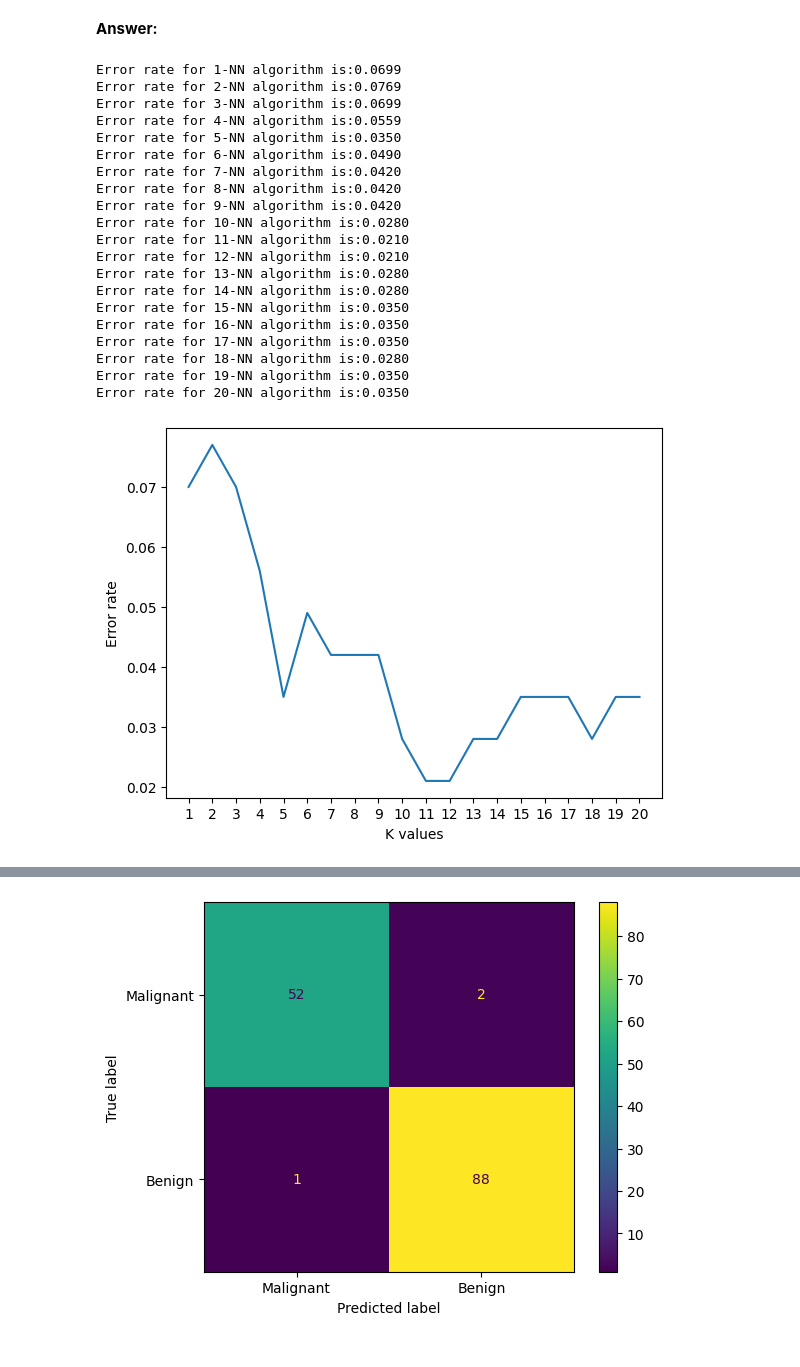
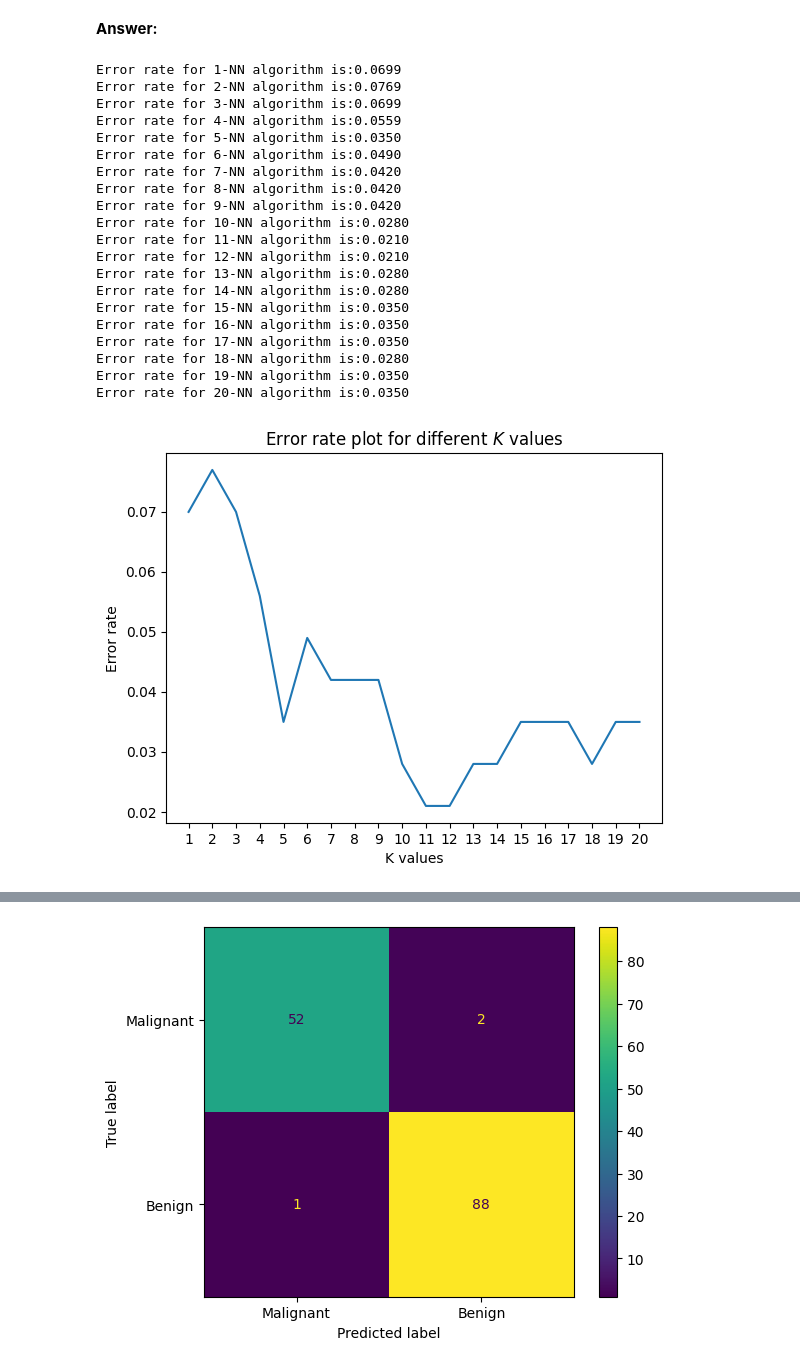
Before and after one commit to azagal952/sdi_python, a Jupyter notebook: Labs/Lab4/lab4.ipynb, the cells around one changed output, grey strips where cells are left out. Cells and saved outputs as stored; diff of their text form; code cells hidden in the pictures.

```diff
--- a/Labs/Lab4/lab4.ipynb
+++ b/Labs/Lab4/lab4.ipynb
@@ -256,31 +266,32 @@ for k in range (1,21):
     class_test_pred=KNN_algorithm(x_train, class_train, x_test, k)
     sum=np.sum(class_test_pred!=class_test)
     error_rate[k - 1] = sum/N_test
     print(f"Error rate for {k}-NN algorithm is:{error_rate[k - 1]:.4f}")
 plt.plot(np.arange(1,21),error_rate)
 plt.xticks(range(1,21))
 plt.xlabel('K values')
 plt.ylabel("Error rate")
+plt.title("Error rate plot for different $K$ values")
 plt.show()
 # %% [output]
 Error rate for 1-NN algorithm is:0.0699
 Error rate for 2-NN algorithm is:0.0769
 Error rate for 3-NN algorithm is:0.0699
 Error rate for 4-NN algorithm is:0.0559
 Error rate for 5-NN algorithm is:0.0350
 Error rate for 6-NN algorithm is:0.0490
 Error rate for 7-NN algorithm is:0.0420
 Error rate for 8-NN algorithm is:0.0420
 Error rate for 9-NN algorithm is:0.0420
 Error rate for 10-NN algorithm is:0.0280
 Error rate for 11-NN algorithm is:0.0210
 Error rate for 12-NN algorithm is:0.0210
 Error rate for 13-NN algorithm is:0.0280
 Error rate for 14-NN algorithm is:0.0280
 Error rate for 15-NN algorithm is:0.0350
 Error rate for 16-NN algorithm is:0.0350
 Error rate for 17-NN algorithm is:0.0350
 Error rate for 18-NN algorithm is:0.0280
 Error rate for 19-NN algorithm is:0.0350
 Error rate for 20-NN algorithm is:0.0350
-[figure, old version]
+[figure, new version]
```
Also changed, not shown: parts of 24 cells of this notebook.
